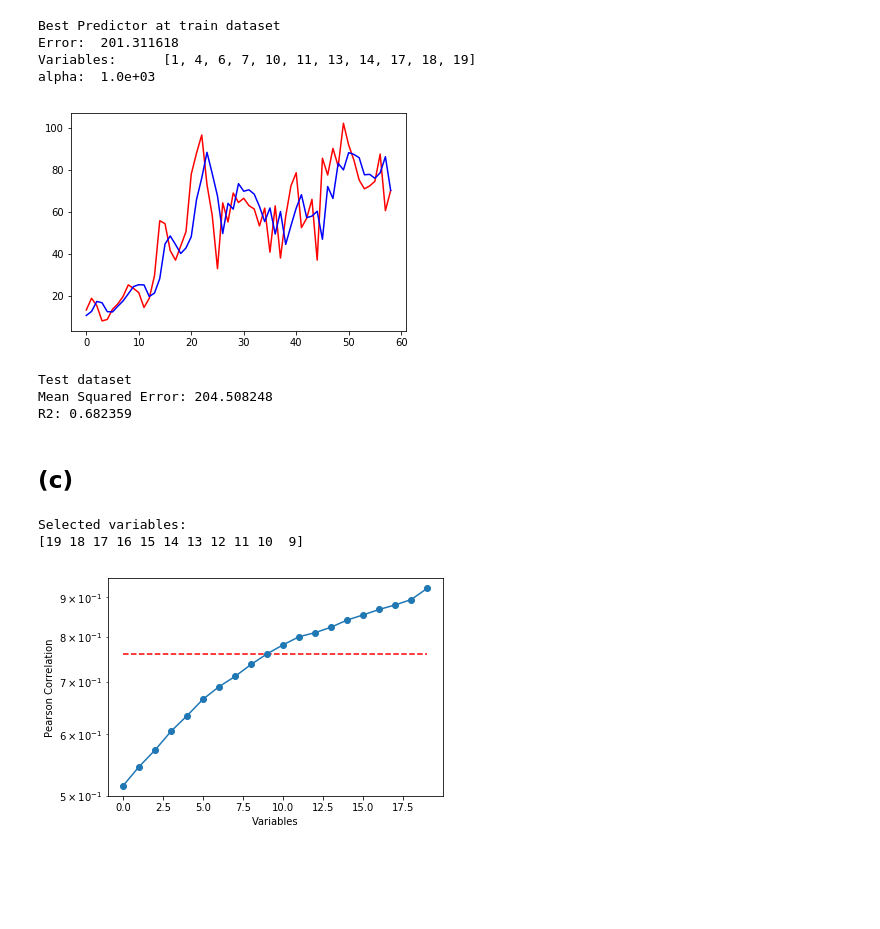
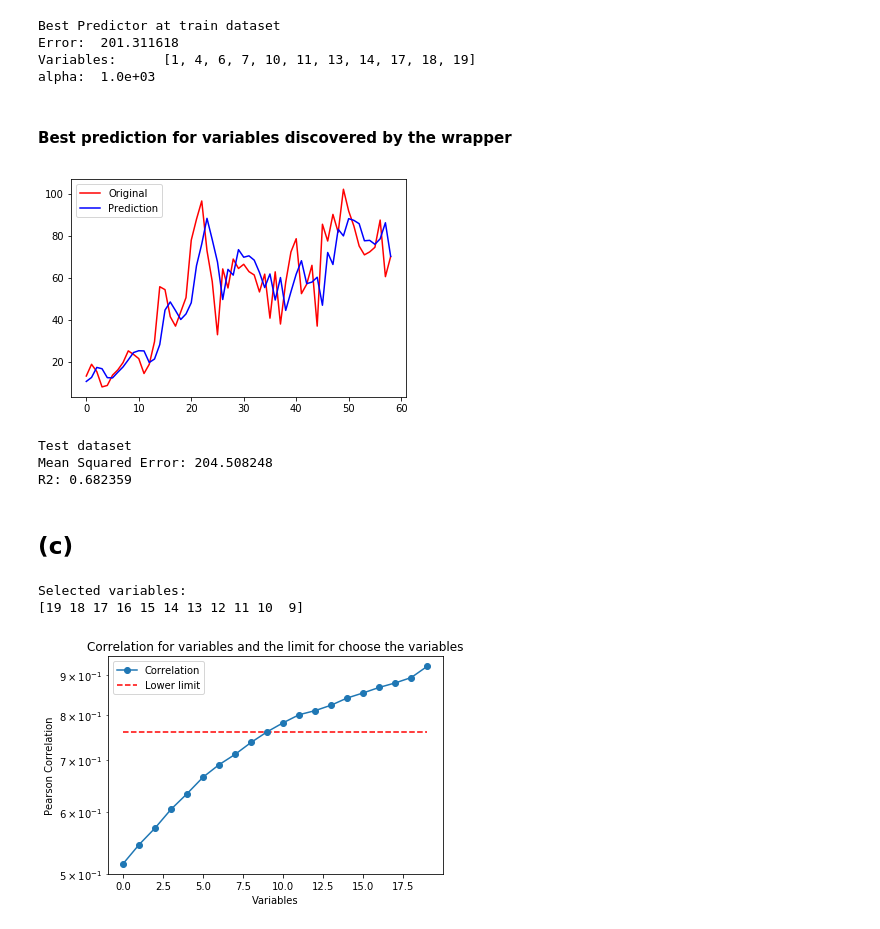
Before and after one commit to seoruosa/ia006_aprendizado-de-maquina_feec-unicamp, a Jupyter notebook: EFC/EFC1/sunspot.ipynb, the cells around one changed output. Cells and saved outputs as stored; diff of their text form; code cells hidden in the pictures; blank space fills up the shorter version.

```diff
--- a/EFC/EFC1/sunspot.ipynb
+++ b/EFC/EFC1/sunspot.ipynb
@@ -175,6 +182,8 @@ Best Predictor at train dataset
 Error:  201.311618
 Variables:      [1, 4, 6, 7, 10, 11, 13, 14, 17, 18, 19]
 alpha:  1.0e+03
+# %% [markdown]
+#### Best prediction for variables discovered by the wrapper
 # %%
 # best_predictor
 lrr = Ridge(alpha=best_predictor['error']['alpha'])
@@ -184,14 +193,15 @@ y_pred = lrr.predict(X_test[:,best_predictor['variables']])
 
 %matplotlib inline
 
-plt.plot(Y_test, color='red')
-plt.plot(y_pred, color='blue')
+plt.plot(Y_test, color='red', label='Original')
+plt.plot(y_pred, color='blue', label='Prediction')
+plt.legend()
 plt.show()
 
 print("Test dataset")
 print("Mean Squared Error: %f \nR2: %f" % (mean_squared_error(Y_test,y_pred), r2_score(Y_test,y_pred)))
 # %% [output]
-[figure, old version]
+[figure, new version]
 Test dataset
 Mean Squared Error: 204.508248
 R2: 0.682359
@@ -200,26 +210,30 @@ R2: 0.682359
 # %%
 pearson_corr = []
 
+#calculate the correlation between each variable and the output
 for column in range(len(X_train[0,:])):
     pearson_corr.append([column, np.corrcoef(X_train[:,column], Y_train)[0,1]])
 
 pearson_corr = np.array(pearson_corr)
 
+# Select the variable with the biggest correlation
 selected_variables_corr = (pearson_corr[np.argsort(pearson_corr[:,1])][-1:0:-1][:len(best_predictor['variables'])])
 print("Selected variables: \n%s" % selected_variables_corr[:,0].astype(int))
 
 %matplotlib inline
-plt.plot(pearson_corr[:,0],pearson_corr[:,1],marker='o')
-plt.hlines(selected_variables_corr[-1,1], 0, 19, colors='red', linestyles='dashed')
+plt.plot(pearson_corr[:,0],pearson_corr[:,1],marker='o', label='Correlation')
+plt.hlines(selected_variables_corr[-1,1], 0, 19, colors='red', linestyles='dashed', label='Lower limit')
+plt.legend()
+plt.title('Correlation for variables and the limit for choose the variables')
 
 plt.yscale('log')
 plt.xlabel('Variables')
 plt.ylabel('Pearson Correlation')
 plt.show()
 # %% [output]
 Selected variables:
 [19 18 17 16 15 14 13 12 11 10  9]
-[figure, old version]
+[figure, new version]
 # %%
 ALPHA_LIST = np.logspace(-20,3,200)
 kf = KFold(n_splits=5)
```
Also changed, not shown: parts of 10 cells of this notebook.
